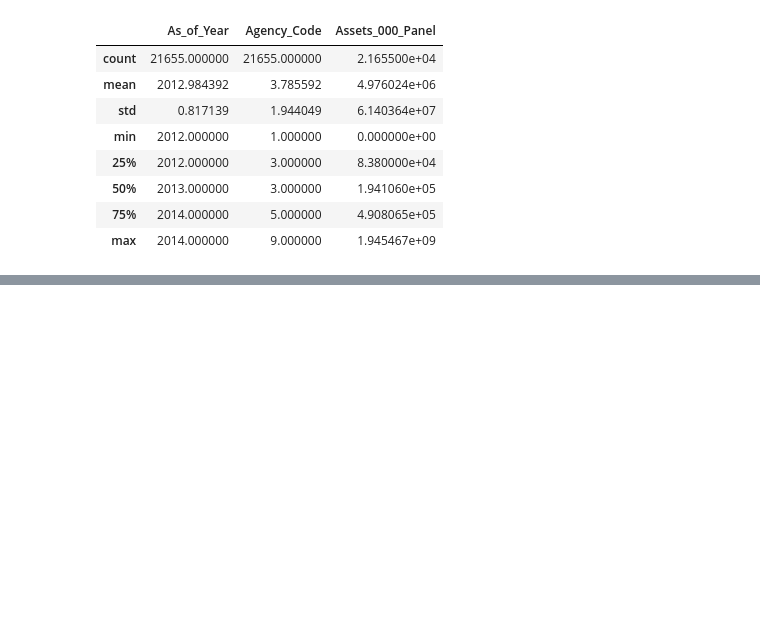
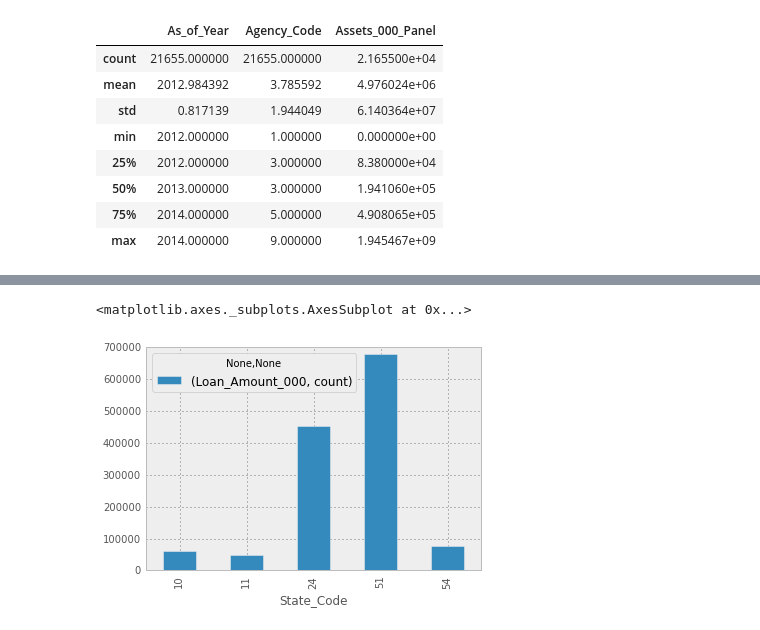
Before and after one commit to jainshubham/notebooks, a Jupyter notebook: Capital_One.ipynb, the cells around one changed output, grey strips where cells are left out. Drawn from its saved outputs; the diff is of its cells as text; code cells hidden in the pictures; blank space fills up the shorter version.

```diff
--- a/Capital_One.ipynb
+++ b/Capital_One.ipynb
@@ -71,0 +69,7 @@ array([[<matplotlib.axes._subplots.AxesSubplot object at 0x...>,
+# %%
+statewize = loans_data[['State_Code', 'Loan_Amount_000']]
+statewize_grouped = statewize.groupby('State_Code').agg(['count'])
+statewize_grouped.plot(kind='bar')
+# %% [output]
+<matplotlib.axes._subplots.AxesSubplot at 0x...>
+[figure, added]
```
Also changed, not shown: parts of 16 cells of this notebook, 2 other files.
